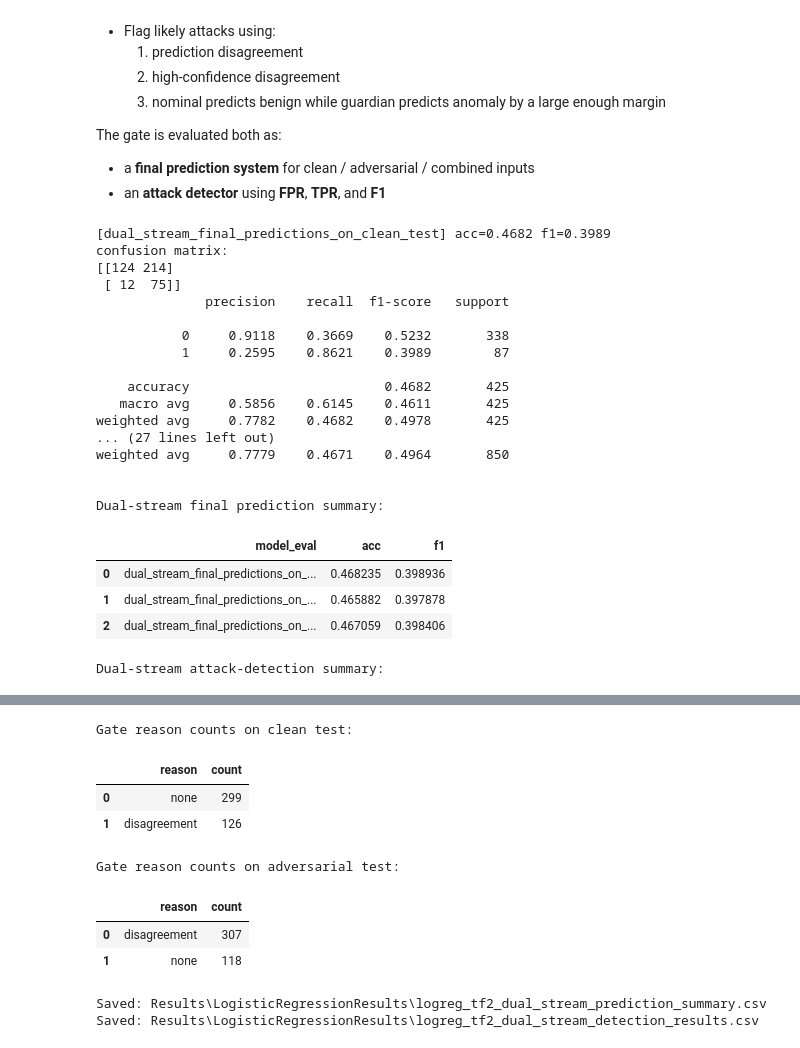
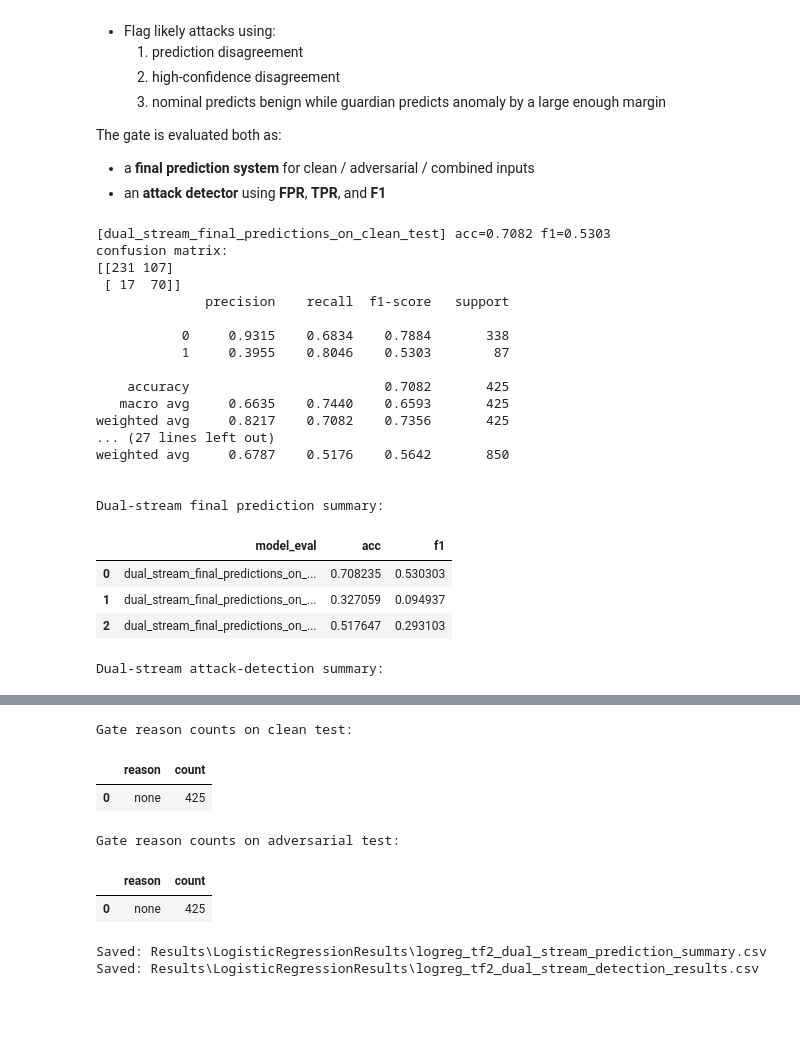
Before and after one commit to jansalafia/AnomalyDetection, a Jupyter notebook: CONSGATE Notebooks/DeepFool/LR_DeepFool_DUALSTREAM_CONSGATE.ipynb, the cells around one changed output, grey strips where cells are left out. Drawn from its saved outputs; the diff is of its cells as text; code cells hidden in the pictures; blank space fills up the shorter version.

```diff
--- a/CONSGATE Notebooks/DeepFool/LR_DeepFool_DUALSTREAM_CONSGATE.ipynb
+++ b/CONSGATE Notebooks/DeepFool/LR_DeepFool_DUALSTREAM_CONSGATE.ipynb
@@ -524,8 +523,11 @@ class DualStreamDetector:
             reasons = []
 
             if yA != yB:
-                detected = True
-                reasons.append("disagreement")
+                prob_diff = abs(float(pB[1] - pA[1]))
+
+                if prob_diff >= disagreement_threshold:
+                    detected = True
+                    reasons.append("large_disagreement")
 
             if yA == 0 and yB == 1:
                 prob_diff = float(pB[1] - pA[1])
@@ -619,44 +621,44 @@ dual_stream_detection_results = pd.DataFrame([{
 print("\nDual-stream attack-detection summary:")
 display(dual_stream_detection_results)
 
 print("\nGate reason counts on clean test:")
 display(gate_clean_df["reason"].value_counts(dropna=False).rename_axis("reason").reset_index(name="count"))
 
 print("\nGate reason counts on adversarial test:")
 display(gate_adv_df["reason"].value_counts(dropna=False).rename_axis("reason").reset_index(name="count"))
 
 
 # def print_prediction_distribution(name: str, y_true: np.ndarray, y_pred: np.ndarray):
 #     true_dist = dict(zip(*np.unique(y_true.astype(int), return_counts=True)))
 #     pred_dist = dict(zip(*np.unique(y_pred.astype(int), return_counts=True)))
 #     print(f"{name} true label dist: {true_dist}")
 #     print(f"{name} predicted label dist: {pred_dist}")
 
 # print("\nPrediction distribution checks:")
 # print_prediction_distribution("clean gated", y_test, gated_clean_pred)
 # print_prediction_distribution("adv gated", y_test_adv, gated_adv_pred)
 # print_prediction_distribution("combined gated", y_test_combined, gated_combined_pred)
 # %% [output]
-[dual_stream_final_predictions_on_clean_test] acc=0.4682 f1=0.3989
+[dual_stream_final_predictions_on_clean_test] acc=0.7082 f1=0.5303
 confusion matrix:
-[[124 214]
- [ 12  75]]
+[[231 107]
+ [ 17  70]]
               precision    recall  f1-score   support
 
-           0     0.9118    0.3669    0.5232       338
-           1     0.2595    0.8621    0.3989        87
+           0     0.9315    0.6834    0.7884       338
+           1     0.3955    0.8046    0.5303        87
 
-    accuracy                         0.4682       425
-   macro avg     0.5856    0.6145    0.4611       425
-weighted avg     0.7782    0.4682    0.4978       425
+    accuracy                         0.7082       425
+   macro avg     0.6635    0.7440    0.6593       425
+weighted avg     0.8217    0.7082    0.7356       425
 ... (27 lines left out)
-weighted avg     0.7779    0.4671    0.4964       850
+weighted avg     0.6787    0.5176    0.5642       850
 
 
 Dual-stream final prediction summary:
 |  | model_eval | acc | f1 |
-| 0 | dual_stream_final_predictions_on_... | 0.468235 | 0.398936 |
-| 1 | dual_stream_final_predictions_on_... | 0.465882 | 0.397878 |
-| 2 | dual_stream_final_predictions_on_... | 0.467059 | 0.398406 |
+| 0 | dual_stream_final_predictions_on_... | 0.708235 | 0.530303 |
+| 1 | dual_stream_final_predictions_on_... | 0.327059 | 0.094937 |
+| 2 | dual_stream_final_predictions_on_... | 0.517647 | 0.293103 |
 Dual-stream attack-detection summary:
 |  | attack | confidence_threshold | disagreement_threshold | FPR | TPR | F1 | clean_model_acc_on_adv | ... |
@@ -664,11 +666,9 @@ Dual-stream attack-detection summary:
 Gate reason counts on clean test:
 |  | reason | count |
-| 0 | none | 299 |
-| 1 | disagreement | 126 |
+| 0 | none | 425 |
 Gate reason counts on adversarial test:
 |  | reason | count |
-| 0 | disagreement | 307 |
-| 1 | none | 118 |
+| 0 | none | 425 |
 # %%
 # Save dual-stream outputs
 dual_stream_prediction_summary_path = RESULTS_DIR / "logreg_tf2_dual_stream_prediction_summary.csv"
```
Also changed, not shown: parts of 2 cells of this notebook, 7 other files.
